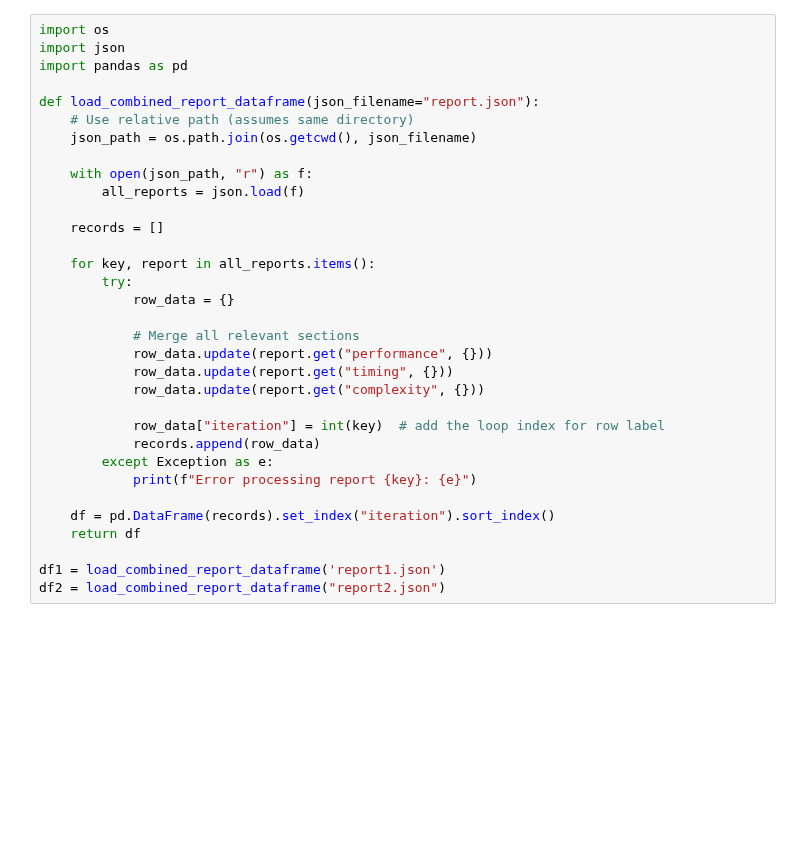
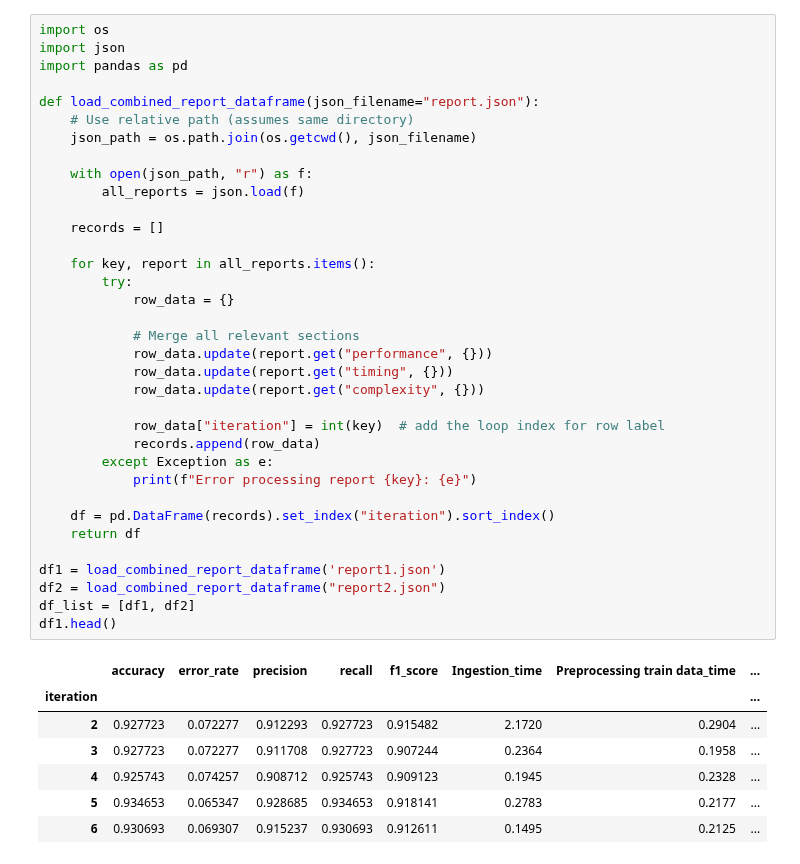
Before and after one commit to KRudd-E/BigData, a Jupyter notebook: code/src/logs/reports_analysis.ipynb, the cells around one changed output. Cells and saved outputs as stored; diff of their text form; blank space fills up the shorter version.

```diff
--- a/code/src/logs/reports_analysis.ipynb
+++ b/code/src/logs/reports_analysis.ipynb
@@ -4,30 +4,40 @@ import json
 import pandas as pd
 
 def load_combined_report_dataframe(json_filename="report.json"):
     # Use relative path (assumes same directory)
     json_path = os.path.join(os.getcwd(), json_filename)
 
     with open(json_path, "r") as f:
         all_reports = json.load(f)
 
     records = []
 
     for key, report in all_reports.items():
         try:
             row_data = {}
 
             # Merge all relevant sections
             row_data.update(report.get("performance", {}))
             row_data.update(report.get("timing", {}))
             row_data.update(report.get("complexity", {}))
 
             row_data["iteration"] = int(key)  # add the loop index for row label
             records.append(row_data)
         except Exception as e:
             print(f"Error processing report {key}: {e}")
 
     df = pd.DataFrame(records).set_index("iteration").sort_index()
     return df
 
 df1 = load_combined_report_dataframe('report1.json')
 df2 = load_combined_report_dataframe("report2.json")
+df_list = [df1, df2]
+df1.head()
+# %% [output]
+|  | accuracy | error_rate | precision | recall | f1_score | Ingestion_time | Preprocessing train data_time | ... |
+| iteration |  |  |  |  |  |  |  | ... |
+| 2 | 0.927723 | 0.072277 | 0.912293 | 0.927723 | 0.915482 | 2.1720 | 0.2904 | ... |
+| 3 | 0.927723 | 0.072277 | 0.911708 | 0.927723 | 0.907244 | 0.2364 | 0.1958 | ... |
+| 4 | 0.925743 | 0.074257 | 0.908712 | 0.925743 | 0.909123 | 0.1945 | 0.2328 | ... |
+| 5 | 0.934653 | 0.065347 | 0.928685 | 0.934653 | 0.918141 | 0.2783 | 0.2177 | ... |
+| 6 | 0.930693 | 0.069307 | 0.915237 | 0.930693 | 0.912611 | 0.1495 | 0.2125 | ... |
```
Also changed, not shown: parts of 2 cells of this notebook, 1 other file.
